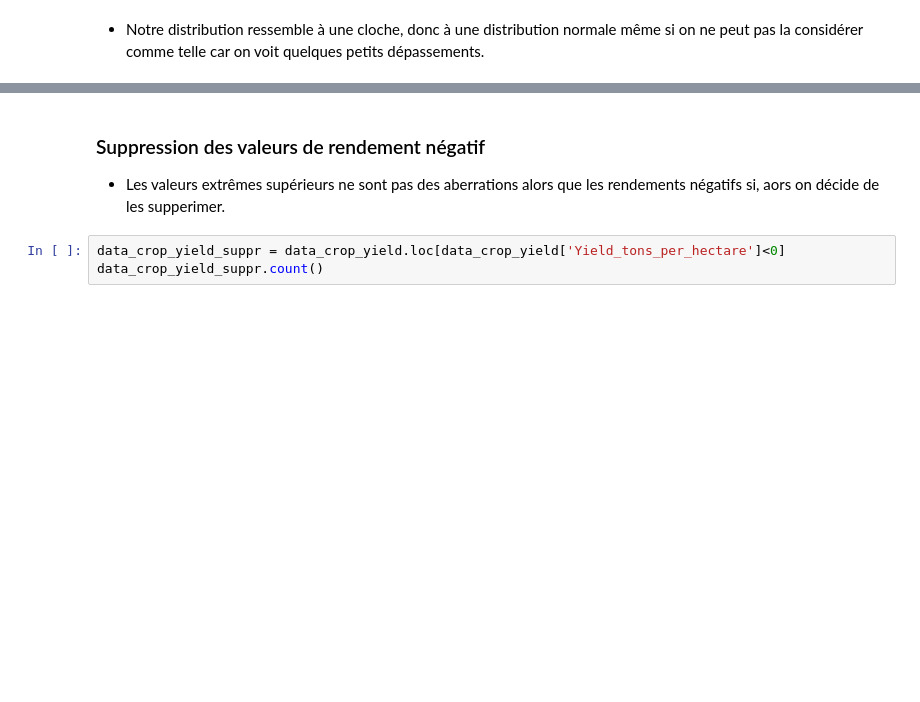
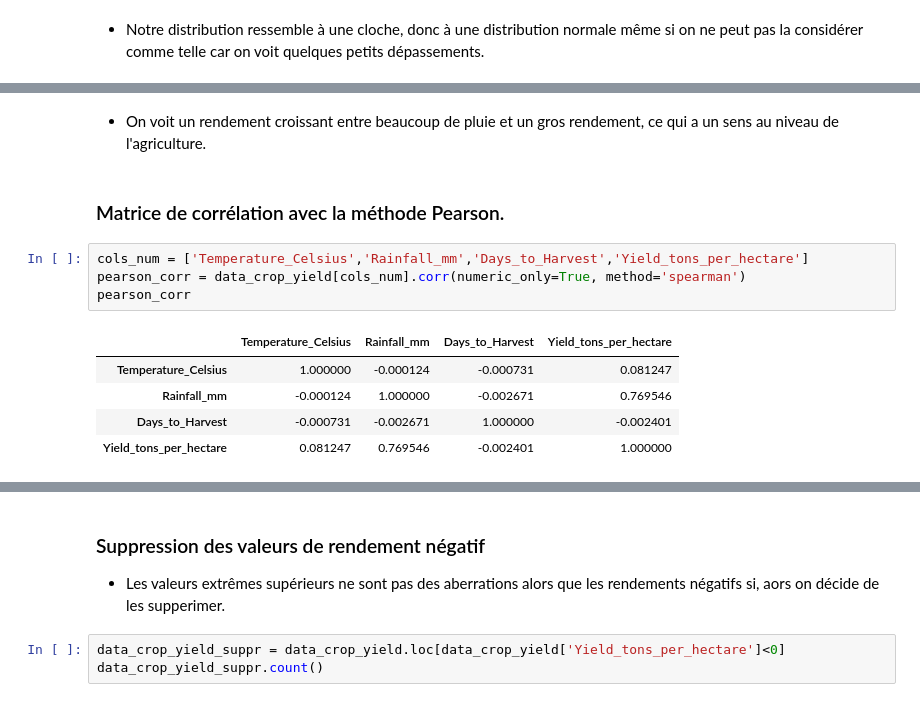
Before and after one commit to SCFlorian/Systeme_recommandation_agricole, a Jupyter notebook: notebooks/notebook_analyse_exploratoire.ipynb, the cells around one changed output, grey strips where cells are left out. Cells and saved outputs as stored; diff of their text form; blank space fills up the shorter version.

```diff
--- a/notebooks/notebook_analyse_exploratoire.ipynb
+++ b/notebooks/notebook_analyse_exploratoire.ipynb
@@ -143,0 +153,14 @@ plt.show()
+# %% [markdown]
+- On voit un rendement croissant entre beaucoup de pluie et un gros rendement, ce qui a un sens au niveau de l'agriculture.
+# %% [markdown]
+### Matrice de corrélation avec la méthode Pearson.
+# %%
+cols_num = ['Temperature_Celsius','Rainfall_mm','Days_to_Harvest','Yield_tons_per_hectare']
+pearson_corr = data_crop_yield[cols_num].corr(numeric_only=True, method='spearman')
+pearson_corr
+# %% [output]
+|  | Temperature_Celsius | Rainfall_mm | Days_to_Harvest | Yield_tons_per_hectare |
+| Temperature_Celsius | 1.000000 | -0.000124 | -0.000731 | 0.081247 |
+| Rainfall_mm | -0.000124 | 1.000000 | -0.002671 | 0.769546 |
+| Days_to_Harvest | -0.000731 | -0.002671 | 1.000000 | -0.002401 |
+| Yield_tons_per_hectare | 0.081247 | 0.769546 | -0.002401 | 1.000000 |
```
Also changed, not shown: parts of 5 cells of this notebook.
